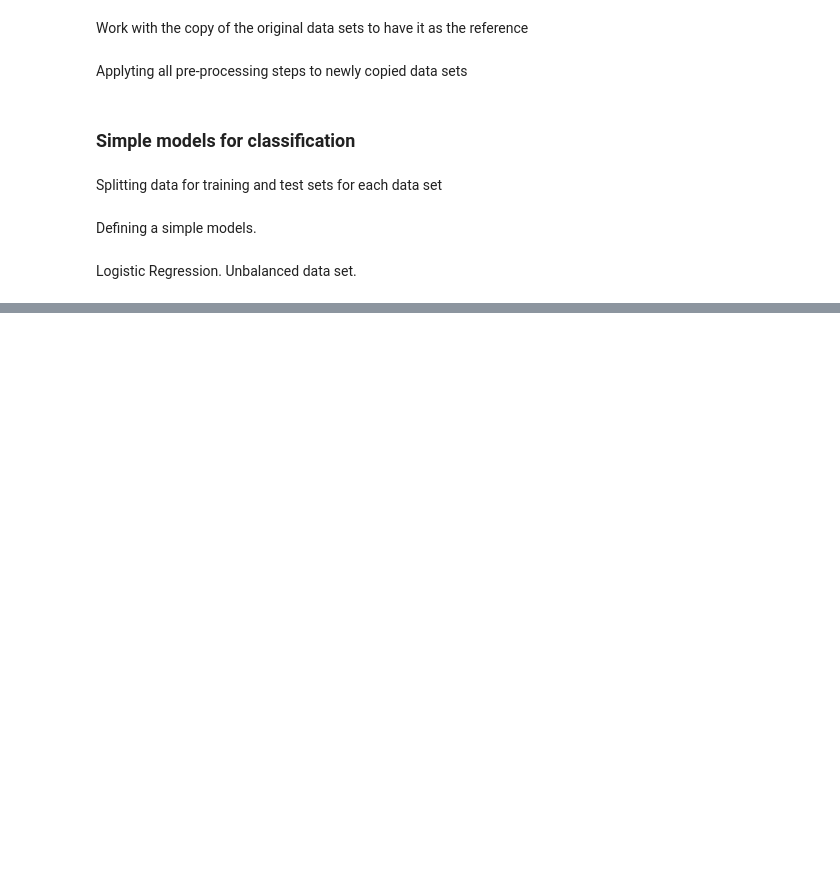
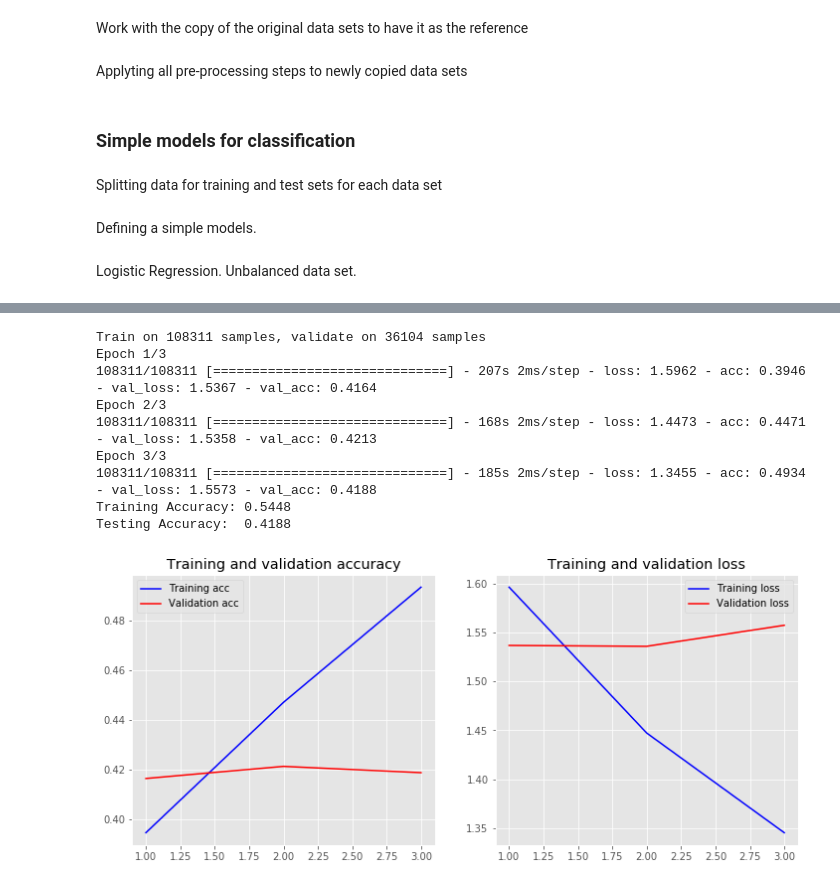
Before and after one commit to Chimonas/PLBRS, a Jupyter notebook: Project.ipynb, the cells around one changed output, grey strips where cells are left out. Saved outputs shown, nothing was run; the diff lists cells and outputs as text; code cells hidden in the pictures; blank space fills up the shorter version.

```diff
--- a/Project.ipynb
+++ b/Project.ipynb
@@ -39,6 +39,6 @@ from keras.layers import Dense, Conv1D, Flatten, MaxPooling1D
 # %%
 #the path that the data is stored. Only for local use
-PATH =''
+PATH = '/home/typedoor/PLBRS/Data/'
 # %% [markdown]
 Loading Data
 # %%
@@ -100,14 +143,17 @@ merged_processed = merged_series.copy()
 # %% [markdown]
 Applyting all pre-processing steps to newly copied data sets
 # %%
+south_park_processed.Line = south_park_processed.Line.apply(clean)
 south_park_processed.Line = south_park_processed.Line.apply(remove_stop_words)
 south_park_processed.Line = south_park_processed.Line.apply(stemm_words)
 south_park_processed.Line = south_park_processed.Line.apply(lemmatize_words)
 
+simpsons_processed.Line = simpsons_processed.Line.apply(clean)
 simpsons_processed.Line = simpsons_processed.Line.apply(remove_stop_words)
 simpsons_processed.Line = simpsons_processed.Line.apply(stemm_words)
 simpsons_processed.Line = simpsons_processed.Line.apply(lemmatize_words)
 
+merged_processed.Line = merged_processed.Line.apply(clean)
 merged_processed.Line = merged_processed.Line.apply(remove_stop_words)
 merged_processed.Line = merged_processed.Line.apply(stemm_words)
 merged_processed.Line = merged_processed.Line.apply(lemmatize_words)
@@ -325,0 +419,14 @@ weighted avg       0.50      0.48      0.48     10812
+# %%
+from keras.models import Sequential
+from keras import layers
+
+embedding_dim = 25
+
+model = Sequential()
+model.add(layers.Embedding(vocab_size, embedding_dim, input_length=maxlen))
+model.add(layers.Conv1D(128, 5, activation='relu'))
+model.add(layers.GlobalMaxPooling1D())
+model.add(layers.Dense(25, activation='relu'))
+model.add(layers.Dense(7, activation='softmax'))
+model.compile(optimizer='adam',loss='categorical_crossentropy',metrics=['accuracy'])
+model.summary()
@@ -325,0 +451,22 @@ weighted avg       0.50      0.48      0.48     10812
+# %%
+history = model.fit(X_train, y_train,
+                    epochs=3,
+                    verbose=True,
+                    validation_data=(X_test, y_test),
+                    batch_size=10)
+loss, accuracy = model.evaluate(X_train, y_train, verbose=False)
+print("Training Accuracy: {:.4f}".format(accuracy))
+loss, accuracy = model.evaluate(X_test, y_test, verbose=False)
+print("Testing Accuracy:  {:.4f}".format(accuracy))
+plot_history(history)
+# %% [output]
+Train on 108311 samples, validate on 36104 samples
+Epoch 1/3
+108311/108311 [==============================] - 207s 2ms/step - loss: 1.5962 - acc: 0.3946 - val_loss: 1.5367 - val_acc: 0.4164
+Epoch 2/3
+108311/108311 [==============================] - 168s 2ms/step - loss: 1.4473 - acc: 0.4471 - val_loss: 1.5358 - val_acc: 0.4213
+Epoch 3/3
+108311/108311 [==============================] - 185s 2ms/step - loss: 1.3455 - acc: 0.4934 - val_loss: 1.5573 - val_acc: 0.4188
+Training Accuracy: 0.5448
+Testing Accuracy:  0.4188
+[figure, added]
```
Also changed, not shown: parts of 18 cells of this notebook.
